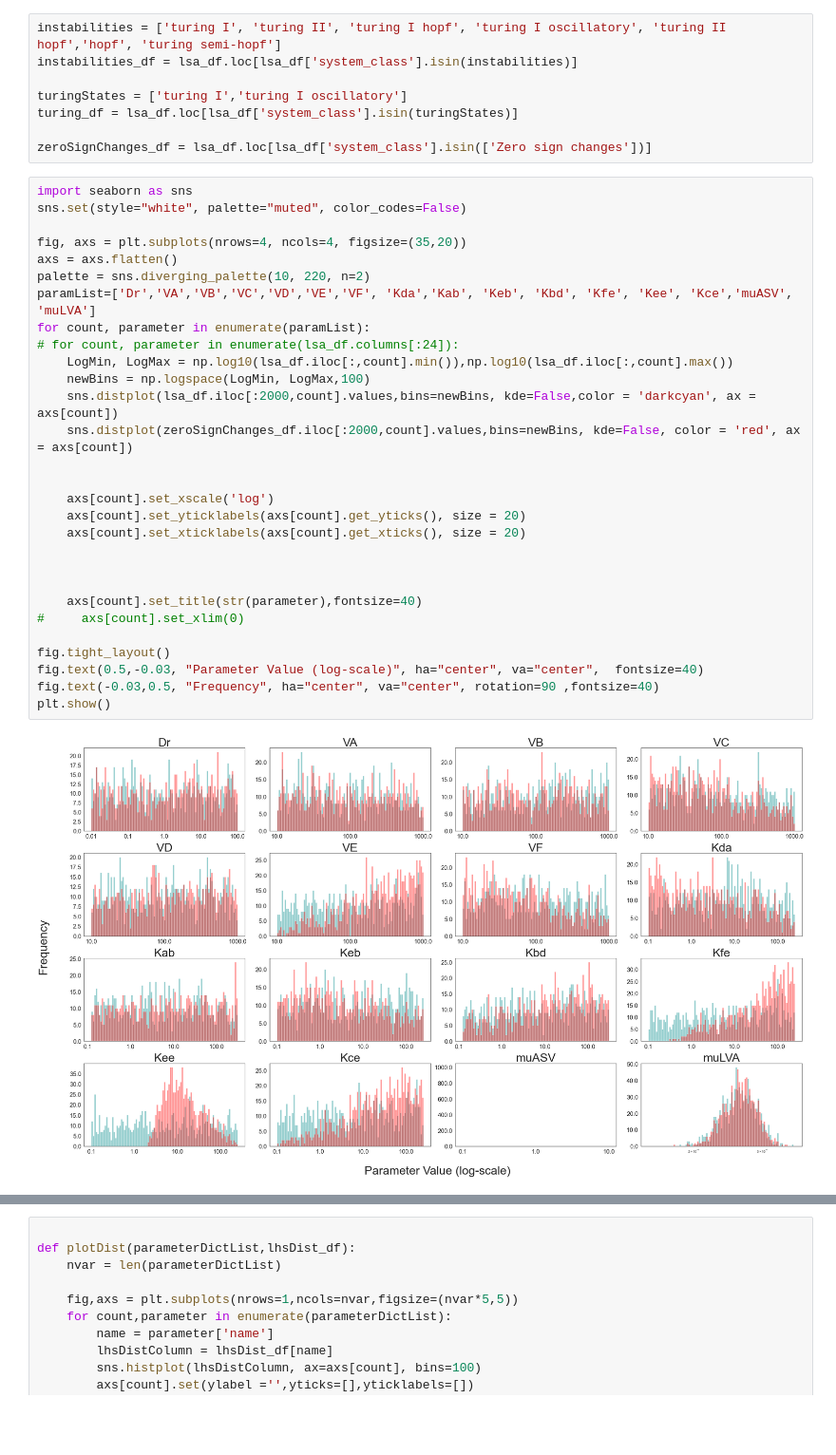
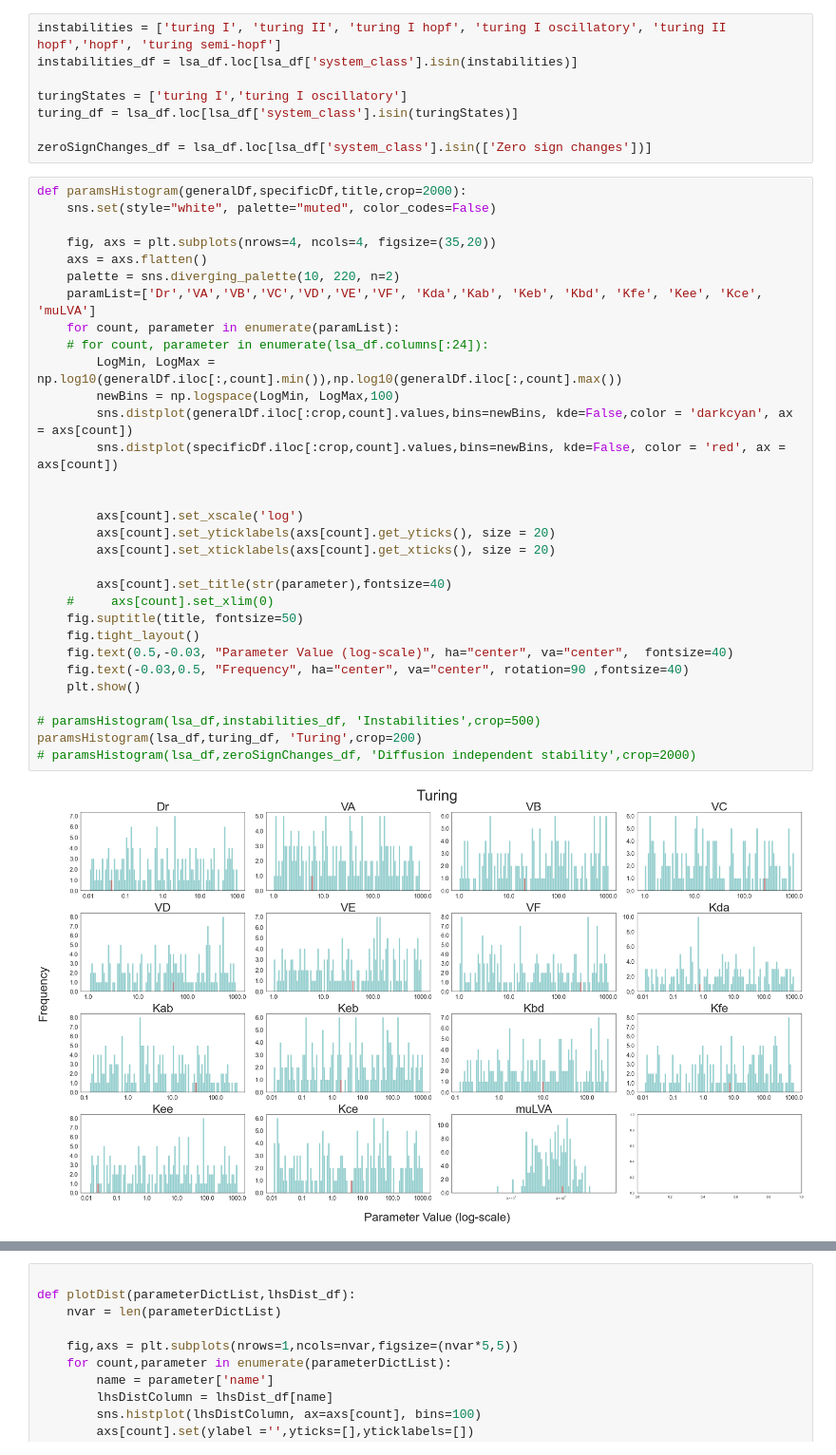
Before and after one commit to martinaoliver/modelling, a Jupyter notebook: 3954/paper/src/analytical/lsa/analyse/paramDistributions.ipynb, the cells around one changed output, grey strips where cells are left out. Shown at 95% size. Drawn from its saved outputs; the diff is of its cells as text; blank space fills up the shorter version.

```diff
--- a/3954/paper/src/analytical/lsa/analyse/paramDistributions.ipynb
+++ b/3954/paper/src/analytical/lsa/analyse/paramDistributions.ipynb
@@ -49,36 +48,38 @@ turing_df = lsa_df.loc[lsa_df['system_class'].isin(turingStates)]
 
 zeroSignChanges_df = lsa_df.loc[lsa_df['system_class'].isin(['Zero sign changes'])]
 # %%
-import seaborn as sns
-sns.set(style="white", palette="muted", color_codes=False)
+def paramsHistogram(generalDf,specificDf,title,crop=2000):
+    sns.set(style="white", palette="muted", color_codes=False)
 
-fig, axs = plt.subplots(nrows=4, ncols=4, figsize=(35,20))
-axs = axs.flatten()
-palette = sns.diverging_palette(10, 220, n=2)
-paramList=['Dr','VA','VB','VC','VD','VE','VF', 'Kda','Kab', 'Keb', 'Kbd', 'Kfe', 'Kee', 'Kce','muASV', 'muLVA']
-for count, parameter in enumerate(paramList):
-# for count, parameter in enumerate(lsa_df.columns[:24]):
-    LogMin, LogMax = np.log10(lsa_df.iloc[:,count].min()),np.log10(lsa_df.iloc[:,count].max())
-    newBins = np.logspace(LogMin, LogMax,100)
-    sns.distplot(lsa_df.iloc[:2000,count].values,bins=newBins, kde=False,color = 'darkcyan', ax = axs[count])
-    sns.distplot(zeroSignChanges_df.iloc[:2000,count].values,bins=newBins, kde=False, color = 'red', ax = axs[count])
+    fig, axs = plt.subplots(nrows=4, ncols=4, figsize=(35,20))
+    axs = axs.flatten()
+    palette = sns.diverging_palette(10, 220, n=2)
+    paramList=['Dr','VA','VB','VC','VD','VE','VF', 'Kda','Kab', 'Keb', 'Kbd', 'Kfe', 'Kee', 'Kce', 'muLVA']
+    for count, parameter in enumerate(paramList):
+    # for count, parameter in enumerate(lsa_df.columns[:24]):
+        LogMin, LogMax = np.log10(generalDf.iloc[:,count].min()),np.log10(generalDf.iloc[:,count].max())
+        newBins = np.logspace(LogMin, LogMax,100)
+        sns.distplot(generalDf.iloc[:crop,count].values,bins=newBins, kde=False,color = 'darkcyan', ax = axs[count])
+        sns.distplot(specificDf.iloc[:crop,count].values,bins=newBins, kde=False, color = 'red', ax = axs[count])
 
 
-    axs[count].set_xscale('log')
-    axs[count].set_yticklabels(axs[count].get_yticks(), size = 20)
-    axs[count].set_xticklabels(axs[count].get_xticks(), size = 20)
+        axs[count].set_xscale('log')
+        axs[count].set_yticklabels(axs[count].get_yticks(), size = 20)
+        axs[count].set_xticklabels(axs[count].get_xticks(), size = 20)
 
+        axs[count].set_title(str(parameter),fontsize=40)
+    #     axs[count].set_xlim(0)
+    fig.suptitle(title, fontsize=50)
+    fig.tight_layout()
+    fig.text(0.5,-0.03, "Parameter Value (log-scale)", ha="center", va="center",  fontsize=40)
+    fig.text(-0.03,0.5, "Frequency", ha="center", va="center", rotation=90 ,fontsize=40)
+    plt.show()
 
-
-    axs[count].set_title(str(parameter),fontsize=40)
-#     axs[count].set_xlim(0)
-
-fig.tight_layout()
-fig.text(0.5,-0.03, "Parameter Value (log-scale)", ha="center", va="center",  fontsize=40)
-fig.text(-0.03,0.5, "Frequency", ha="center", va="center", rotation=90 ,fontsize=40)
-plt.show()
+# paramsHistogram(lsa_df,instabilities_df, 'Instabilities',crop=500)
+paramsHistogram(lsa_df,turing_df, 'Turing',crop=200)
+# paramsHistogram(lsa_df,zeroSignChanges_df, 'Diffusion independent stability',crop=2000)
 # %% [output]
-[figure, old version]
+[figure, new version]
 # %%
 print(zeroSignChanges_df['muLVA'])
 # %% [output]
```
Also changed, not shown: parts of 3 cells of this notebook, 5 other files.
